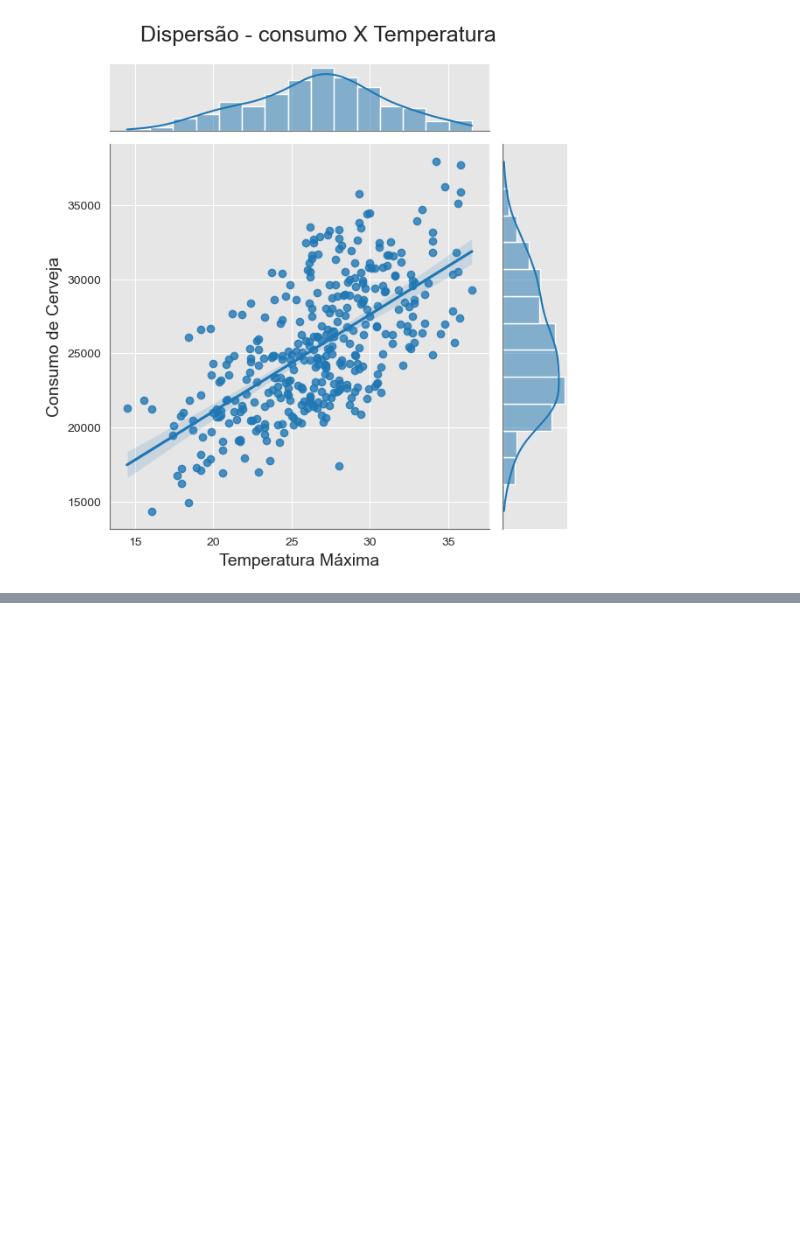
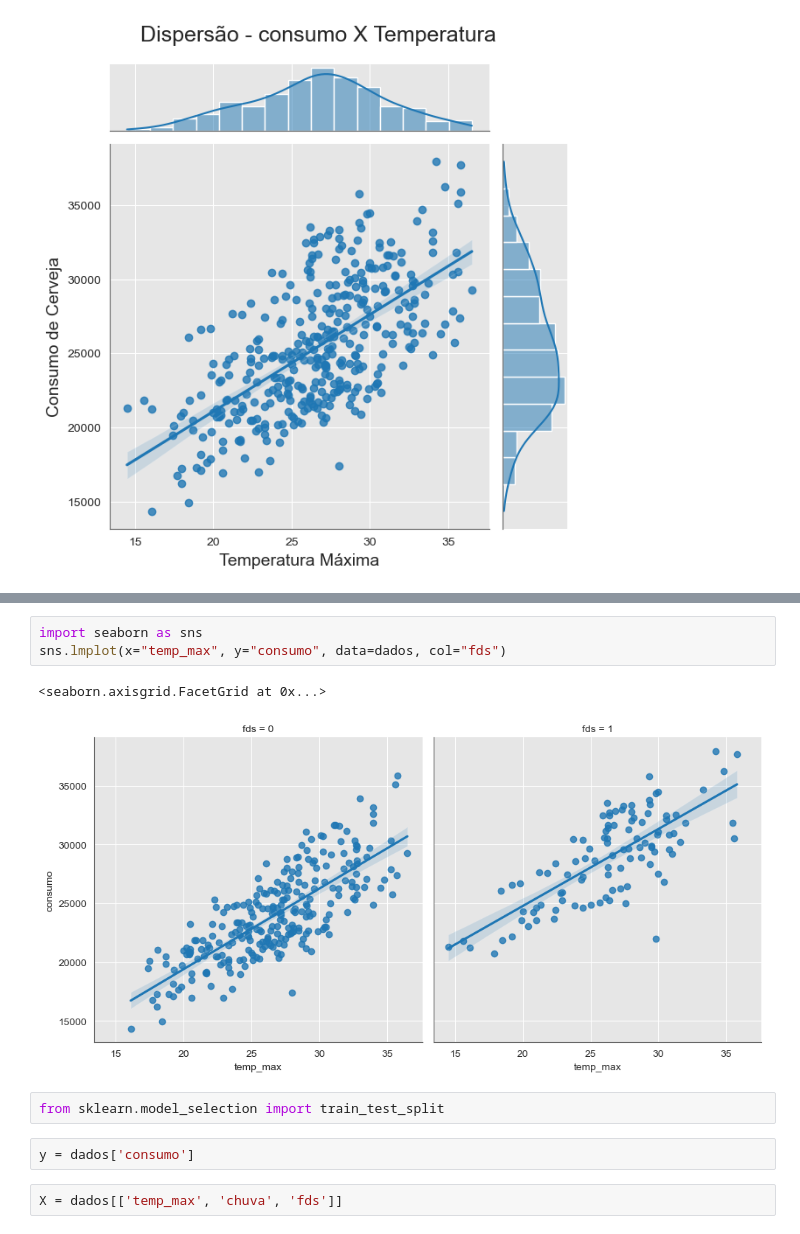
Before and after one commit to Claytonbernardodasilva/Consumodecerveja, a Jupyter notebook: Regração linear.ipynb, the cells around one changed output, grey strips where cells are left out. Drawn from its saved outputs; the diff is of its cells as text; blank space fills up the shorter version.

```diff
--- a/Regração linear.ipynb
+++ b/Regração linear.ipynb
@@ -349,0 +378,12 @@ ax
+# %%
+import seaborn as sns
+sns.lmplot(x="temp_max", y="consumo", data=dados, col="fds")
+# %% [output]
+<seaborn.axisgrid.FacetGrid at 0x...>
+[figure, added]
+# %%
+from sklearn.model_selection import train_test_split
+# %%
+y = dados['consumo']
+# %%
+X = dados[['temp_max', 'chuva', 'fds']]
```
Also changed, not shown: parts of 50 cells of this notebook.
